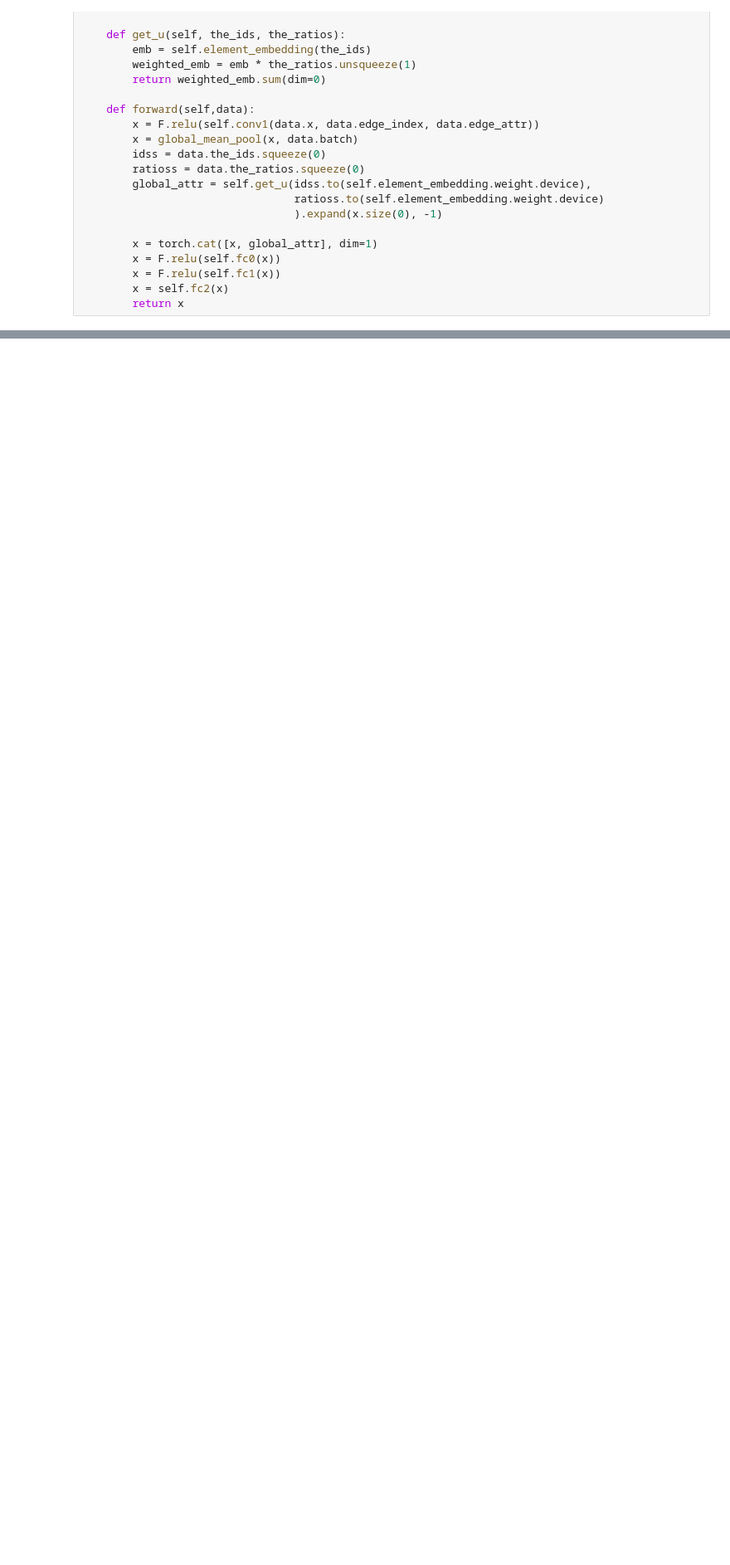
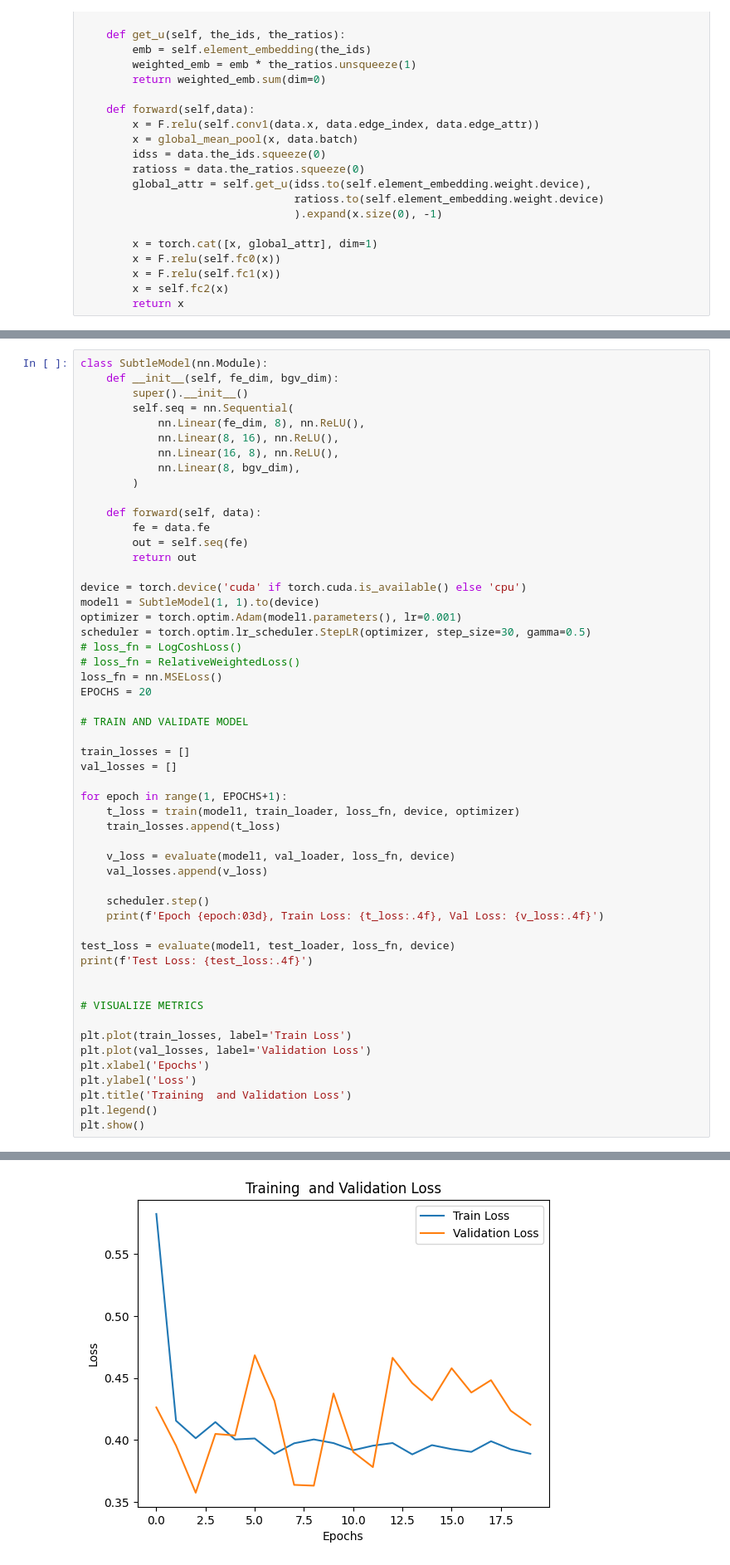
Before and after one commit to AdamKimhub/Msproject1, a Jupyter notebook: gnn_models.ipynb, the cells around one changed output, grey strips where cells are left out. Shown at 83% size. Saved outputs shown, nothing was run; the diff lists cells and outputs as text; blank space fills up the shorter version.

```diff
--- a/gnn_model2.ipynb
+++ b/gnn_models.ipynb
@@ -444,0 +451,54 @@ class GNNModel0(nn.Module):
+# %%
+class SubtleModel(nn.Module):
+    def __init__(self, fe_dim, bgv_dim):
+        super().__init__()
+        self.seq = nn.Sequential(
+            nn.Linear(fe_dim, 8), nn.ReLU(),
+            nn.Linear(8, 16), nn.ReLU(),
+            nn.Linear(16, 8), nn.ReLU(),
+            nn.Linear(8, bgv_dim),
+        )
+
+    def forward(self, data):
+        fe = data.fe
+        out = self.seq(fe)
+        return out
+
+device = torch.device('cuda' if torch.cuda.is_available() else 'cpu')
+model1 = SubtleModel(1, 1).to(device)
+optimizer = torch.optim.Adam(model1.parameters(), lr=0.001)
+scheduler = torch.optim.lr_scheduler.StepLR(optimizer, step_size=30, gamma=0.5)
+# loss_fn = LogCoshLoss()
+# loss_fn = RelativeWeightedLoss()
+loss_fn = nn.MSELoss()
+EPOCHS = 20
+
+# TRAIN AND VALIDATE MODEL
+
+train_losses = []
+val_losses = []
+
+for epoch in range(1, EPOCHS+1):
+    t_loss = train(model1, train_loader, loss_fn, device, optimizer)
+    train_losses.append(t_loss)
+
+    v_loss = evaluate(model1, val_loader, loss_fn, device)
+    val_losses.append(v_loss)
+
+    scheduler.step()
+    print(f'Epoch {epoch:03d}, Train Loss: {t_loss:.4f}, Val Loss: {v_loss:.4f}')
+
+test_loss = evaluate(model1, test_loader, loss_fn, device)
+print(f'Test Loss: {test_loss:.4f}')
+
+
+# VISUALIZE METRICS
+
+plt.plot(train_losses, label='Train Loss')
+plt.plot(val_losses, label='Validation Loss')
+plt.xlabel('Epochs')
+plt.ylabel('Loss')
+plt.title('Training  and Validation Loss')
+plt.legend()
+plt.show()
+# %% [output]
@@ -445,3 +522,4 @@ class GNNModel0(nn.Module):
+[figure, added]
 # %%
 class GNNModel1(nn.Module):
     def __init__(self, node_dim=NODE_DIM, edge_dim=EDGE_DIM, hidden_dim=HIDDEN_DIM, embed_dim=EMBED_DIM, u_dim=U_DIM):
```
Also changed, not shown: parts of 5 cells of this notebook, 6 other files.
